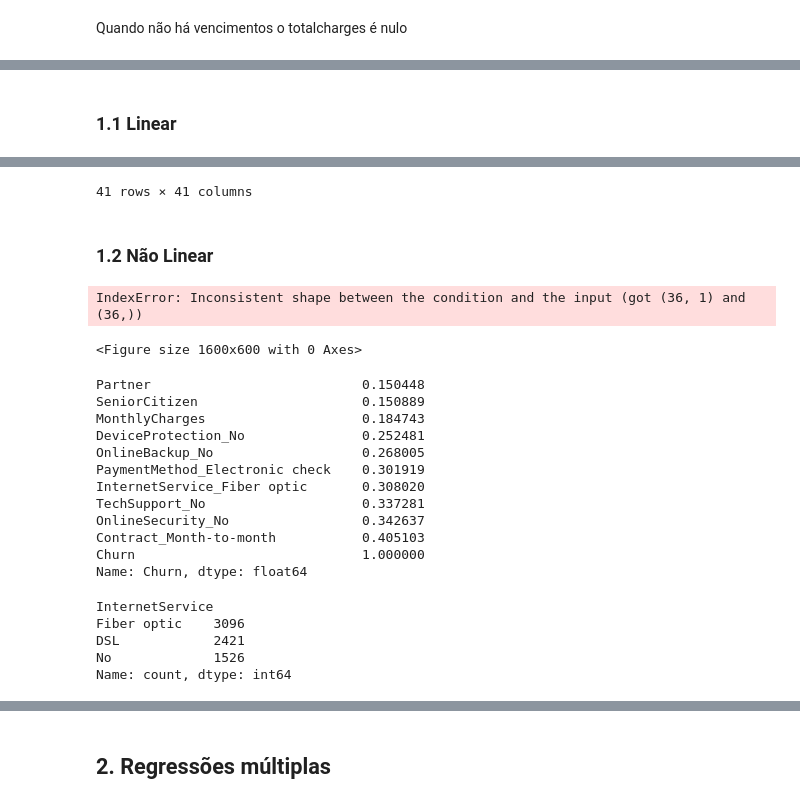
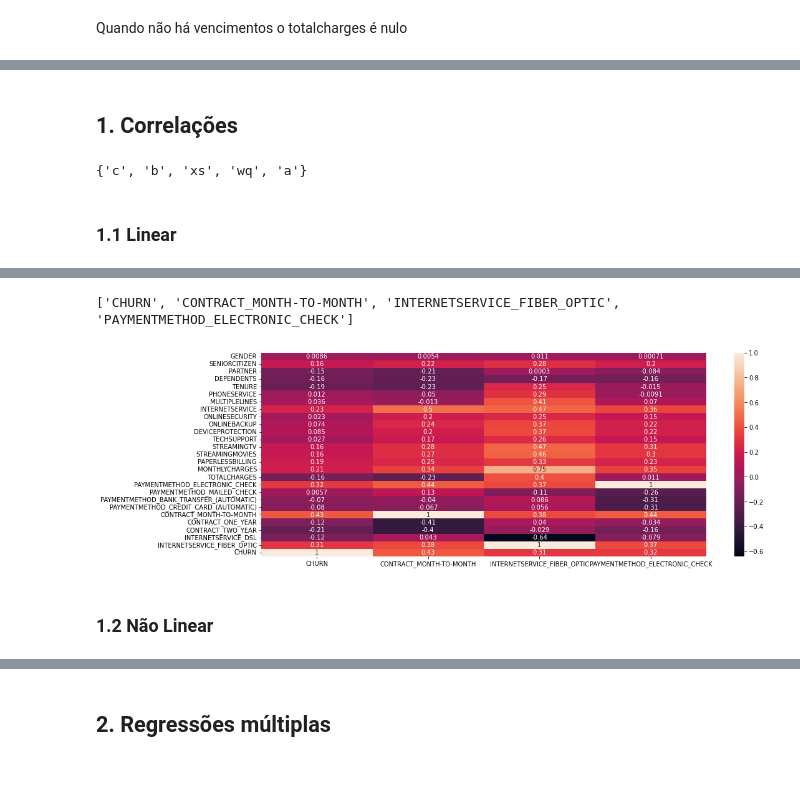
Before and after one commit to rycardyo/DashBoards, a Jupyter notebook: notebooks/correlacoes.ipynb, the cells around one changed output, grey strips where cells are left out. Drawn from its saved outputs; the diff is of its cells as text; code cells hidden in the pictures; blank space fills up the shorter version.

```diff
--- a/notebooks/correlacoes.ipynb
+++ b/notebooks/correlacoes.ipynb
@@ -72,0 +29,6 @@ len(a)
+# %%
+for item in yes_no_other_columns:
+    print('=='*21)
+    print('{}'.format(item))
+    print(df[item].unique())
+    print('=='*21)
@@ -98,7 +141,7 @@ Index(['customerID', 'gender', 'SeniorCitizen', 'Partner', 'Dependents',
 # %% [markdown]
 Verificando os campos numericos em numericos (até então estão tipo object)
 # %%
-for item in df.columns.values:
+for item in df_categorical.columns.values:
     if item not in categorical_columns:
         print('='*30)
         try:
@@ -136,7 +178,7 @@ Name: count, dtype: int64
 Quando não há vencimentos o totalcharges é nulo
 # %%
 # Adaptando conversão de TotalCharges
-df_categorical['TotalCharges'] = df['TotalCharges'].apply(lambda x: float(x) if x != ' ' else 0)
+df_categorical['TOTALCHARGES'] = df_categorical['TOTALCHARGES'].apply(lambda x: float(x) if x != ' ' else 0)
 # %%
 df_categorical.columns
 # %% [output]
@@ -162,6 +252,25 @@ Index(['customerID', 'gender', 'SeniorCitizen', 'Partner', 'Dependents',
+# %% [markdown]
+## 1. Correlações
+# %%
+a = ['a','b','c']
+b = ['a','c','xs','wq']
+print(set(a) | set(b))
+# %% [output]
+{'c', 'b', 'xs', 'wq', 'a'}
+# %%
+def filtra_heatmap(p_value_threshold, df_corr):
+
+    selected_columns = df_corr[pear_corr['CHURN'] >= p_value_threshold].index.values
+    selected_columns_2 = df_corr[pear_corr['CHURN'] <= (p_value_threshold * -1)].index.values
+    selected_columns = list(set(selected_columns) | set(selected_columns_2))
+    print(selected_columns)
+    pear_corr_selected = pear_corr[selected_columns]
+    plt.figure(figsize=(16,6))
+    sns.heatmap( pear_corr_selected,annot=True)
 # %% [markdown]
 ### 1.1 Linear
 # %%
+p_value_threshold = 0.3
 pear_corr = df_categorical.iloc[:,1:].corr(method='pearson')
-pear_corr
+filtra_heatmap(p_value_threshold, df_corr=pear_corr)
 # %% [output]
@@ -185,34 +277,4 @@ pear_corr
-41 rows × 41 columns
+['CHURN', 'CONTRACT_MONTH-TO-MONTH', 'INTERNETSERVICE_FIBER_OPTIC', 'PAYMENTMETHOD_ELECTRONIC_CHECK']
+[figure, added]
 # %% [markdown]
 ### 1.2 Não Linear
-# %%
-spear_corr = df_categorical.iloc[:,1:].corr(method='spearman')
-separ_corr_churn = spear_corr['Churn']
-plt.figure(figsize=(16,6))
-sns.heatmap(separ_corr_churn ,annot=True)
-# %% [output]
-IndexError: Inconsistent shape between the condition and the input (got (36, 1) and (36,))
-<Figure size 1600x600 with 0 Axes>
-# %%
-separ_corr_churn[separ_corr_churn >=0.15].sort_values()
-# %% [output]
-Partner                           0.150448
-SeniorCitizen                     0.150889
-MonthlyCharges                    0.184743
-DeviceProtection_No               0.252481
-OnlineBackup_No                   0.268005
-PaymentMethod_Electronic check    0.301919
-InternetService_Fiber optic       0.308020
-TechSupport_No                    0.337281
-OnlineSecurity_No                 0.342637
-Contract_Month-to-month           0.405103
-Churn                             1.000000
-Name: Churn, dtype: float64
-# %%
-df['InternetService'].value_counts()
-# %% [output]
-InternetService
-Fiber optic    3096
-DSL            2421
-No             1526
-Name: count, dtype: int64
```
Also changed, not shown: parts of 26 cells of this notebook.
